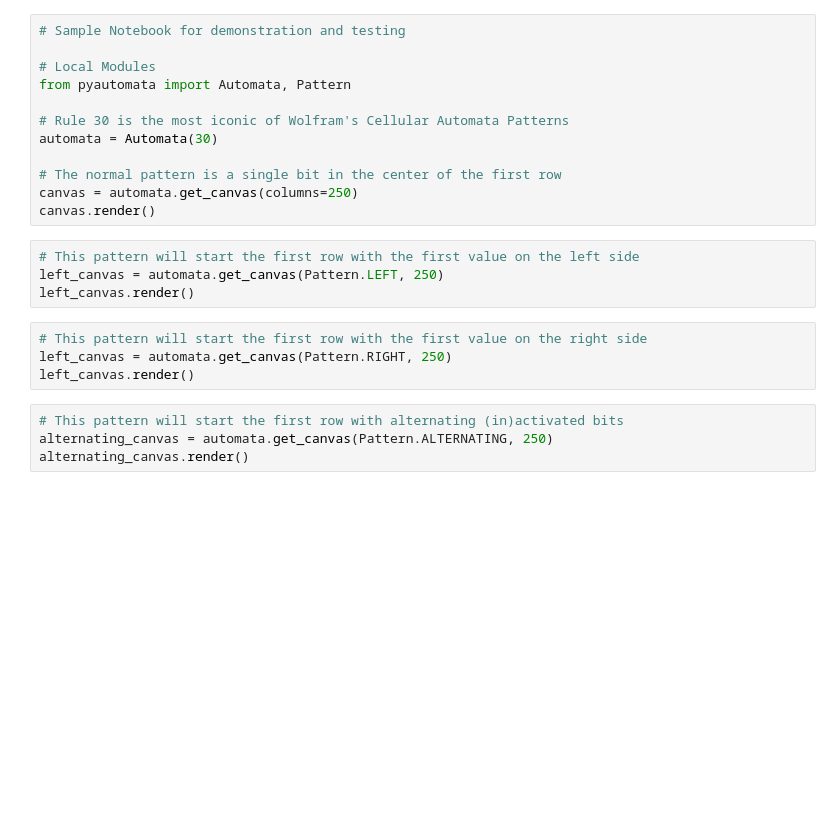
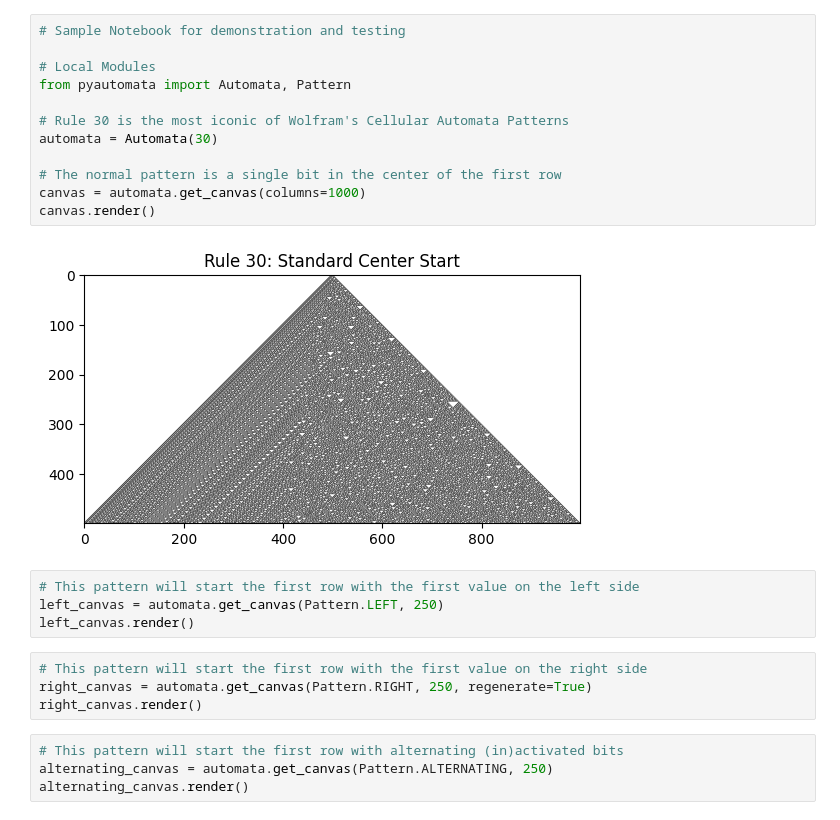
Before and after one commit to Michael-C-Buckley/pyautomata, a Jupyter notebook: sample.ipynb, the cells around one changed output. Saved outputs shown, nothing was run; the diff lists cells and outputs as text; blank space fills up the shorter version.

```diff
--- a/sample.ipynb
+++ b/sample.ipynb
@@ -1,23 +1,25 @@
 # %%
 # Sample Notebook for demonstration and testing
 
 # Local Modules
 from pyautomata import Automata, Pattern
 
 # Rule 30 is the most iconic of Wolfram's Cellular Automata Patterns
 automata = Automata(30)
 
 # The normal pattern is a single bit in the center of the first row
-canvas = automata.get_canvas(columns=250)
+canvas = automata.get_canvas(columns=1000)
 canvas.render()
+# %% [output]
+[figure, added]
 # %%
 # This pattern will start the first row with the first value on the left side
 left_canvas = automata.get_canvas(Pattern.LEFT, 250)
 left_canvas.render()
 # %%
 # This pattern will start the first row with the first value on the right side
-left_canvas = automata.get_canvas(Pattern.RIGHT, 250)
-left_canvas.render()
+right_canvas = automata.get_canvas(Pattern.RIGHT, 250, regenerate=True)
+right_canvas.render()
 # %%
 # This pattern will start the first row with alternating (in)activated bits
 alternating_canvas = automata.get_canvas(Pattern.ALTERNATING, 250)
```
Also changed, not shown: parts of 1 cell of this notebook, 6 other files.
